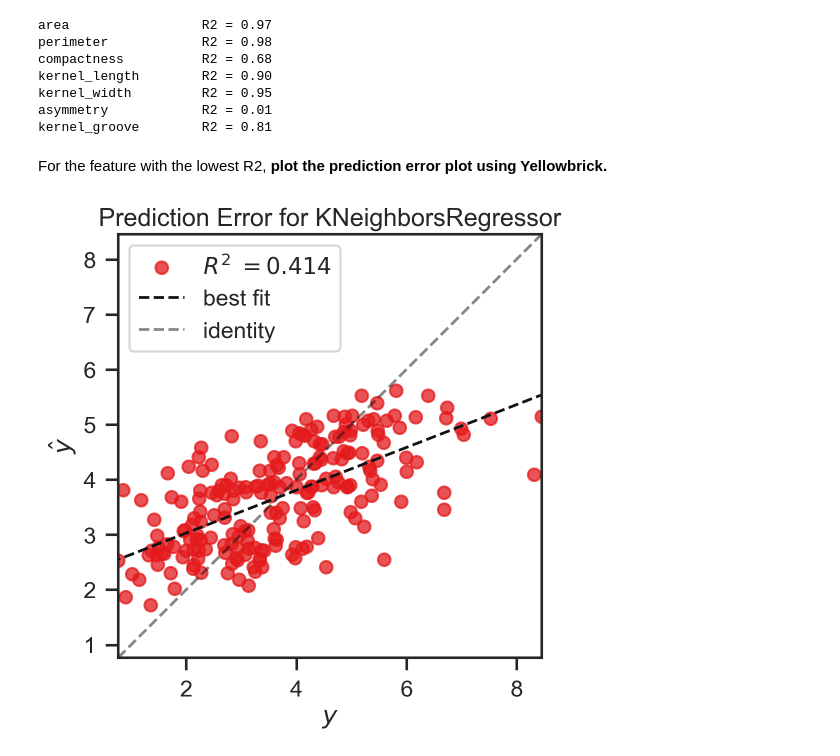
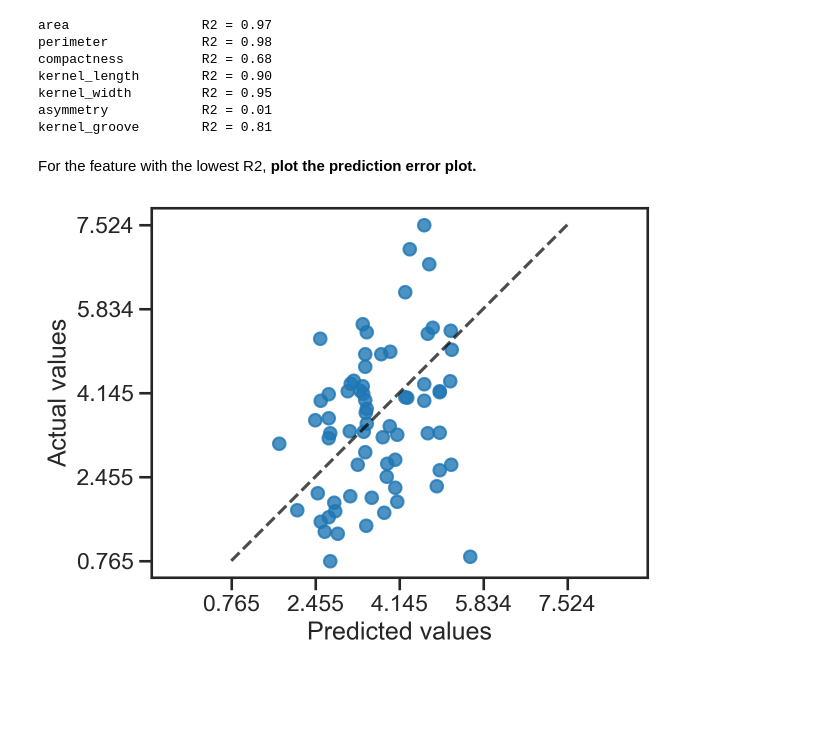
Before and after one commit to yoavram/DataSciPy, a Jupyter notebook: solutions/KNN_seeds.ipynb, the cells around one changed output. Cells and saved outputs as stored; diff of their text form; code cells hidden in the pictures; blank space fills up the shorter version.

```diff
--- a/solutions/KNN_seeds.ipynb
+++ b/solutions/KNN_seeds.ipynb
@@ -79,18 +70,21 @@ kernel_width         R2 = 0.95
 asymmetry            R2 = 0.01
 kernel_groove        R2 = 0.81
 # %% [markdown]
-For the feature with the lowest R2, **plot the prediction error plot using Yellowbrick.**
+For the feature with the lowest R2, **plot the prediction error plot.**
-# %%
-feature_names = list(df.columns)
-feature_names.remove('cultivar')
-feature_names.remove('asymmetry')
-
-X = df[feature_names].values
-y = df['asymmetry'].values
-
-prediction_error(KNeighborsRegressor(), X, y);
-# %% [output]
-[figure, removed]
+# %%
+i = 5
+cols = list(range(len(feature_names)))
+cols.remove(i)
+y_ = X[:, i]
+X_ = X[:, cols]
+X_train, X_test, y_train, y_test = train_test_split(X_, y_, test_size=0.33, random_state=0)
+
+regressor = KNeighborsRegressor()
+regressor.fit(X_train, y_train)
+
+PredictionErrorDisplay.from_estimator(regressor, X_test, y_test, kind="actual_vs_predicted");
+# %% [output]
+[figure, added]
 # %% [markdown]
 # Colophon
 This notebook was written by [Yoav Ram](http://python.yoavram.com).
```
Also changed, not shown: parts of 2 cells of this notebook, 1 other file.
